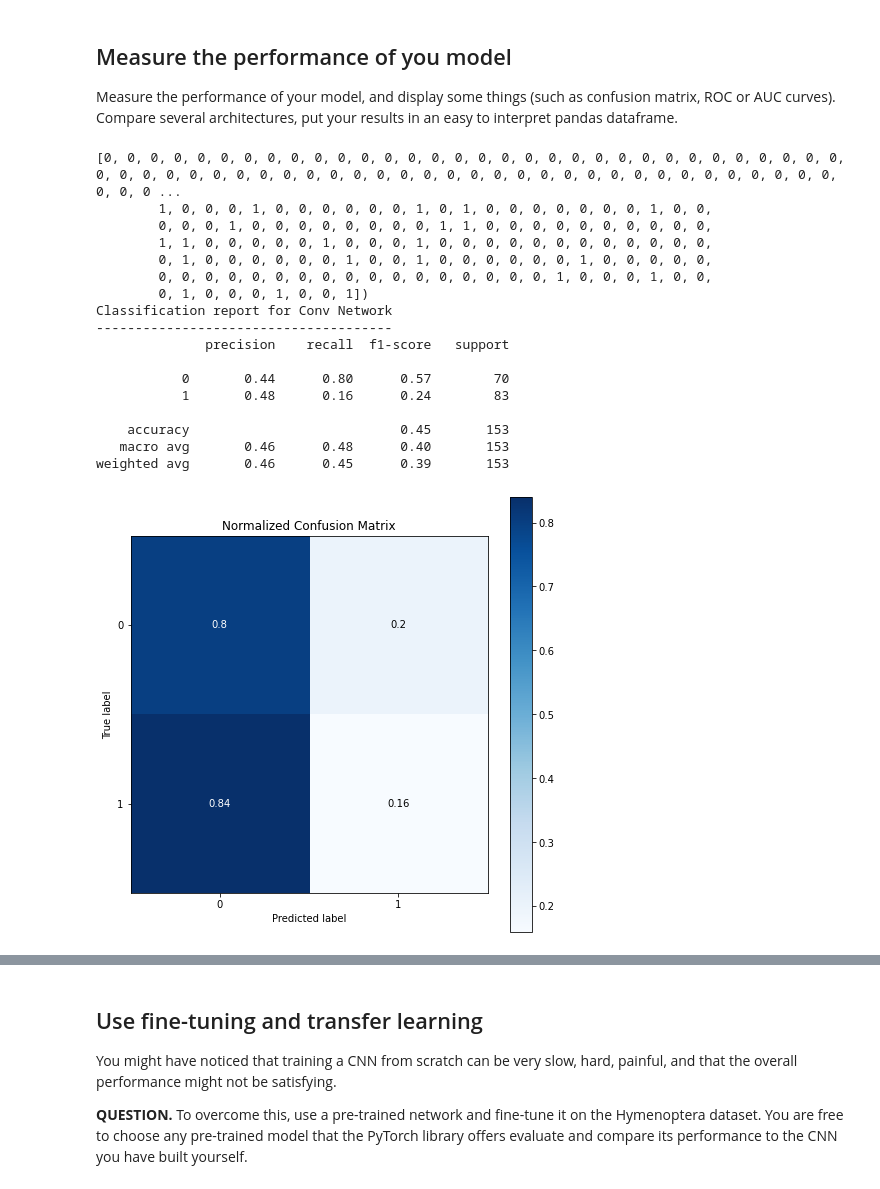
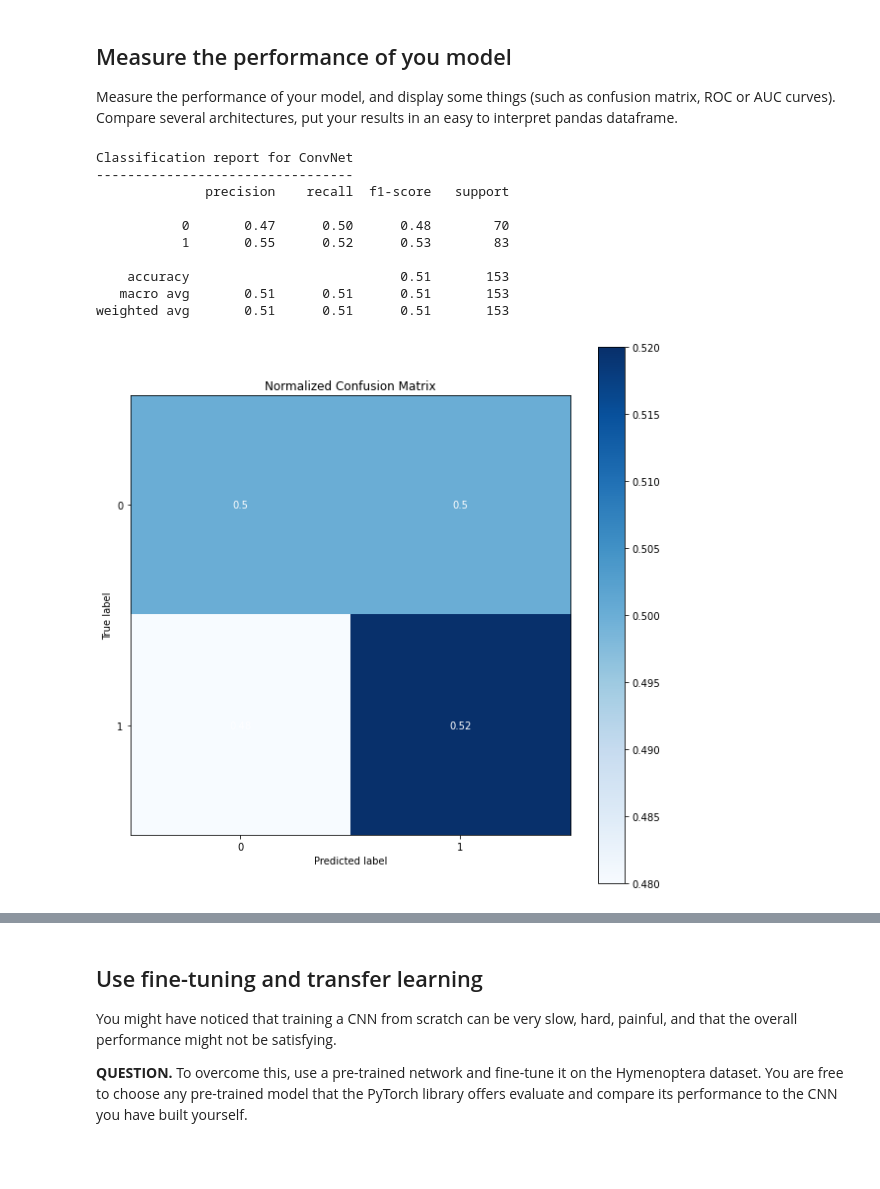
Before and after one commit to JLechuga94/DeepLearning, a Jupyter notebook: T4/tutorial04b.ipynb, the cells around one changed output, grey strips where cells are left out. Saved outputs shown, nothing was run; the diff lists cells and outputs as text; code cells hidden in the pictures; blank space fills up the shorter version.

Commit message:
Perfomance metrics for comparision of network architectures

```diff
--- a/T4/tutorial04b.ipynb
+++ b/T4/tutorial04b.ipynb
@@ -386,24 +386,17 @@ def model_performance(model, val_data, val_loader):
-# %%
-model_performance(net, val_data, val_loader)
-# %% [output]
-[0, 0, 0, 0, 0, 0, 0, 0, 0, 0, 0, 0, 0, 0, 0, 0, 0, 0, 0, 0, 0, 0, 0, 0, 0, 0, 0, 0, 0, 0, 0, 0, 0, 0, 0, 0, 0, 0, 0, 0, 0, 0, 0, 0, 0, 0, 0, 0, 0, 0, 0, 0, 0, 0, 0, 0, 0, 0, 0, 0, 0, 0, 0, 0, 0, 0, 0 ...
-        1, 0, 0, 0, 1, 0, 0, 0, 0, 0, 0, 1, 0, 1, 0, 0, 0, 0, 0, 0, 0, 1, 0, 0,
-        0, 0, 0, 1, 0, 0, 0, 0, 0, 0, 0, 0, 1, 1, 0, 0, 0, 0, 0, 0, 0, 0, 0, 0,
-        1, 1, 0, 0, 0, 0, 0, 1, 0, 0, 0, 1, 0, 0, 0, 0, 0, 0, 0, 0, 0, 0, 0, 0,
-        0, 1, 0, 0, 0, 0, 0, 0, 1, 0, 0, 1, 0, 0, 0, 0, 0, 0, 1, 0, 0, 0, 0, 0,
-        0, 0, 0, 0, 0, 0, 0, 0, 0, 0, 0, 0, 0, 0, 0, 0, 0, 1, 0, 0, 0, 1, 0, 0,
-        0, 1, 0, 0, 0, 1, 0, 0, 1])
-Classification report for Conv Network
---------------------------------------
-              precision    recall  f1-score   support
-
-           0       0.44      0.80      0.57        70
-           1       0.48      0.16      0.24        83
-
-    accuracy                           0.45       153
-   macro avg       0.46      0.48      0.40       153
-weighted avg       0.46      0.45      0.39       153
-[figure, removed]
+# %%
+model_performance(net, image_datasets['val'], dataloaders['val'])
+# %% [output]
+Classification report for ConvNet
+---------------------------------
+              precision    recall  f1-score   support
+
+           0       0.47      0.50      0.48        70
+           1       0.55      0.52      0.53        83
+
+    accuracy                           0.51       153
+   macro avg       0.51      0.51      0.51       153
+weighted avg       0.51      0.51      0.51       153
+[figure, added]
 # %%
 cm = plt.cm.RdBu
 cm_bright = ListedColormap(['#FF0000', '#0000FF'])
```
Also changed, not shown: parts of 28 cells of this notebook.
